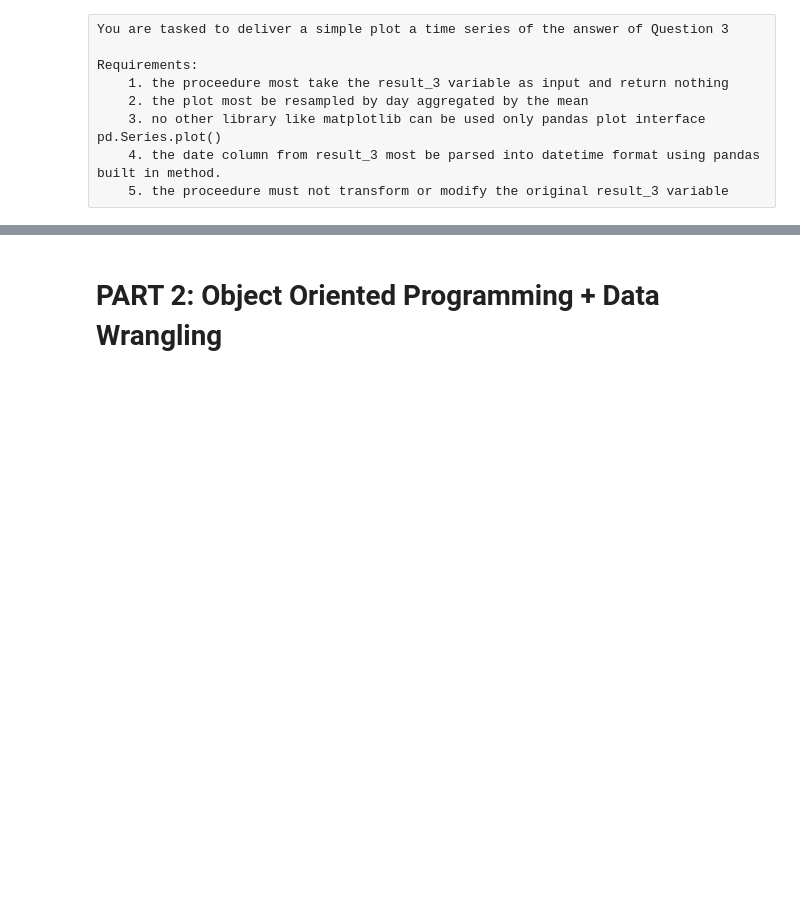
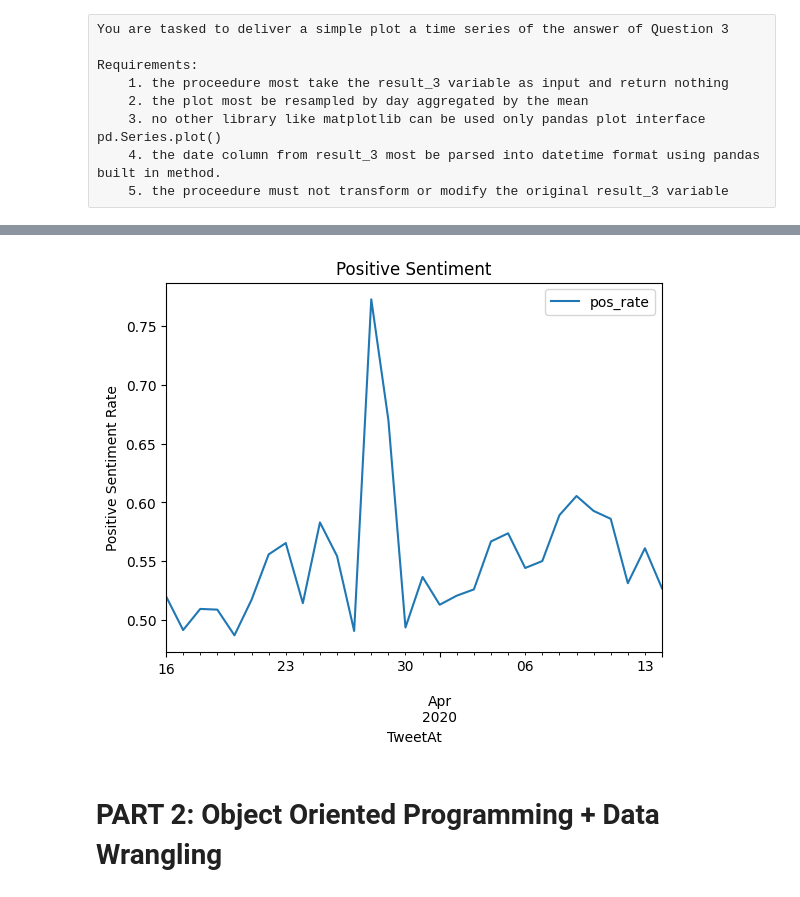
Before and after one commit to agrandap/prueba_ing_datos, a Jupyter notebook: main.ipynb, the cells around one changed output, grey strips where cells are left out. Saved outputs shown, nothing was run; the diff lists cells and outputs as text; code cells hidden in the pictures; blank space fills up the shorter version.

```diff
--- a/main.ipynb
+++ b/main.ipynb
@@ -114,3 +185,19 @@ query_3 = """
+# %%
+query_3 = """
+    SELECT
+        TweetAt,
+        (COUNT(CASE WHEN Sentiment = 'Positive' THEN 1 END) + COUNT(CASE WHEN Sentiment = 'Extremely Positive' THEN 1 END)) * 1.0 /
+        (
+            (COUNT(CASE WHEN Sentiment = 'Negative' THEN 1 END) + COUNT(CASE WHEN Sentiment = 'Extremely Negative' THEN 1 END)) +
+            (COUNT(CASE WHEN Sentiment = 'Positive' THEN 1 END) + COUNT(CASE WHEN Sentiment = 'Extremely Positive' THEN 1 END))
+        ) AS pos_rate
+    FROM
+        train_table
+    GROUP BY
+        TweetAt
+--    ORDER BY
+--        pos_rate DESC;
+"""
 # %%
 result_3 = execute_query(query_3)
 # %%
@@ -135,5 +237,14 @@ def plot(df : pd.DataFrame):
+# %%
+
+def plot_positive_sentiment_rate(result_3):
+    result_3['TweetAt'] = pd.to_datetime(result_3['TweetAt'], format='%d-%m-%Y')
+    result_3.set_index('TweetAt', inplace=True)
+    daily_pos_rate = result_3['pos_rate'].resample('D').mean()
+    daily_pos_rate.plot(title='Positive Sentiment', ylabel='Positive Sentiment Rate', legend=['pos_rate'])
 # %%
-plot(result_3)
+plot_positive_sentiment_rate(result_3)
+# %% [output]
+[figure, added]
 # %% [markdown]
 # PART 2: Object Oriented Programming + Data Wrangling
 # %% [markdown]
```
Also changed, not shown: parts of 16 cells of this notebook.
